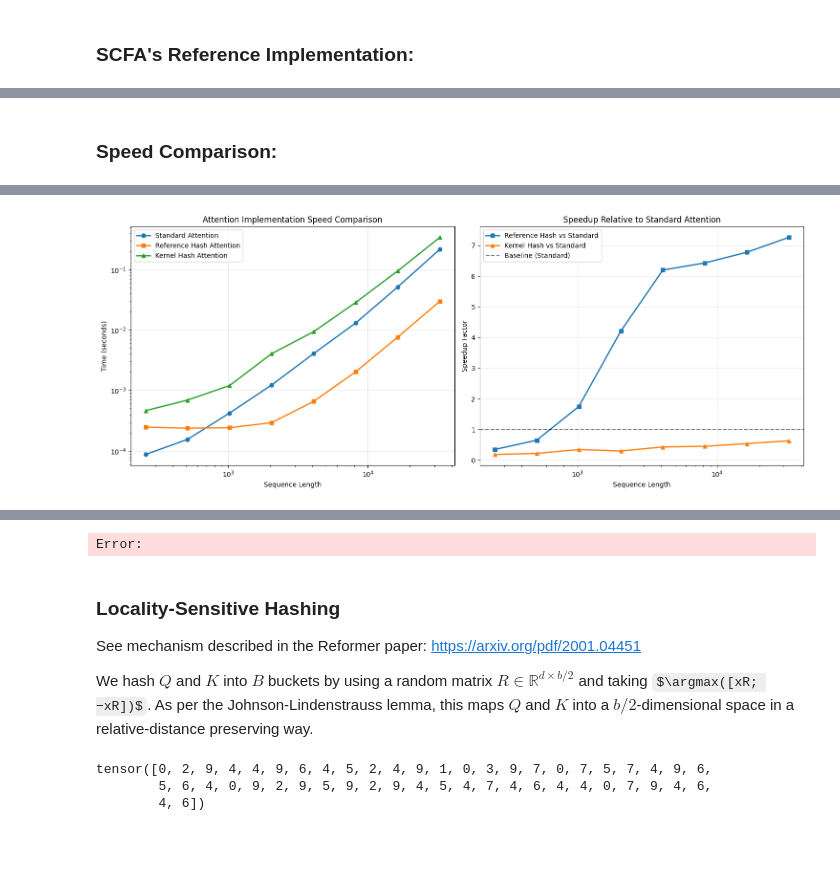
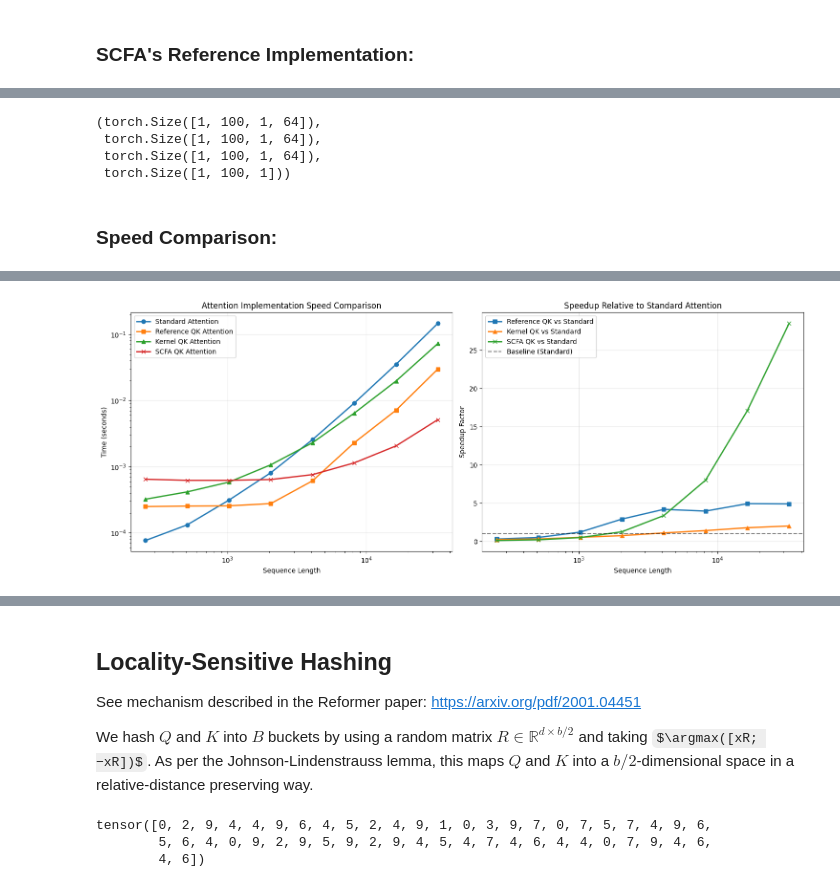
Before and after one commit to raayandhar/SCFA, a Jupyter notebook: benchmark/attention_benchmarks.ipynb, the cells around one changed output, grey strips where cells are left out. Saved outputs shown, nothing was run; the diff lists cells and outputs as text; code cells hidden in the pictures; some formulas as TeX source; blank space fills up the shorter version.

Commit message:
Add runtime timing experiments for the SCFA triton kernel.
Changes:
- See attention_benchmarks.ipynb. Added correctness check & updated runtime experiment w/triton timing.

```diff
--- a/benchmark/attention_benchmarks.ipynb
+++ b/benchmark/attention_benchmarks.ipynb
@@ -7,8 +7,8 @@ import os
 os.environ["TORCH_CUDA_ARCH_LIST"] = "8.6" # for our RTX 3090. Modify for your own GPU.
 os.environ["MAX_JOBS"] = "16" # use some of Bentham's many cores
 hash_attn_kernel = load(
-    name="hash_attn", sources=[os.path.normpath(os.path.join(os.getcwd(), "../source/splash_main.cpp")),
-                                  os.path.normpath(os.path.join(os.getcwd(), "../source/splash.cu"))],
+    name="hash_attn", sources=[os.path.normpath(os.path.join(os.getcwd(), "../source/splashattn/splash_main.cpp")),
+                                  os.path.normpath(os.path.join(os.getcwd(), "../source/splashattn/splash.cu"))],
                                   extra_cuda_cflags=["-O2"],
 )
 # %% [markdown]
@@ -182,3 +224,10 @@ Mean absolute error:  tensor(8.3384e-05, device='cuda:0')
+# %%
+scfa_q.shape, scfa_k.shape, scfa_v.shape, binary_mask.shape
+# %% [output]
+(torch.Size([1, 100, 1, 64]),
+ torch.Size([1, 100, 1, 64]),
+ torch.Size([1, 100, 1, 64]),
+ torch.Size([1, 100, 1]))
 # %% [markdown]
 ### Speed Comparison:
 # %%
@@ -186,13 +235,14 @@ import time
 import torch.nn.functional as F
 
 # Benchmark code courtesy of Claude 4.0
-def benchmark_attention_methods(seq_lens, d_model=128, num_heads=8, num_buckets=16, num_trials=10):
+def benchmark_attention_methods(seq_lens, d_model=64, num_heads=8, num_buckets=16, num_trials=10):
     """Benchmark different attention implementations across various sequence lengths."""
     results = {
         'seq_lens': [],
         'standard_attention': [],
-        'reference_hash_attention': [],
-        'kernel_hash_attention': []
+        'reference_qk_attention': [],
+        'kernel_qk_attention': [],
+        'scfa_qk_attention': []
     }
 
     for seq_len in seq_lens:
@@ -223,7 +273,7 @@ def benchmark_attention_methods(seq_lens, d_model=128, num_heads=8, num_buckets=
             torch.cuda.synchronize()
             times_standard.append(time.time() - start_time)
 
-        # Benchmark reference hash attention
+        # Benchmark reference qk attention
         times_reference = []
         for _ in range(num_trials):
             start_time = time.time()
@@ -231,7 +281,7 @@ def benchmark_attention_methods(seq_lens, d_model=128, num_heads=8, num_buckets=
             torch.cuda.synchronize()
             times_reference.append(time.time() - start_time)
 
-        # Benchmark kernel hash attention
+        # Benchmark kernel qk attention
         times_kernel = []
         for _ in range(num_trials):
             start_time = time.time()
@@ -239,16 +289,29 @@ def benchmark_attention_methods(seq_lens, d_model=128, num_heads=8, num_buckets=
             torch.cuda.synchronize()
             times_kernel.append(time.time() - start_time)
 
+        # Benchmark SCFA Triton qk attention
+        times_scfa = []
+        for _ in range(num_trials):
+            scfa_q, scfa_k, scfa_v, binary_mask = prep_scfa_input(q, k, v, indices_to_keep)
+            start_time = time.time()
+            _ = qk_sparse_attention(scfa_q, scfa_k, scfa_v,
+                                q_keep = binary_mask.clone(),
+                                k_keep = binary_mask.clone(),
+                                sm_scale = 1.0 / math.sqrt(D))
+            torch.cuda.synchronize()
+            times_scfa.append(time.time() - start_time)
+
         # Store results (average times)
         results['seq_lens'].append(seq_len)
         results['standard_attention'].append(sum(times_standard) / len(times_standard))
-        results['reference_hash_attention'].append(sum(times_reference) / len(times_reference))
-        results['kernel_hash_attention'].append(sum(times_kernel) / len(times_kernel))
+        results['reference_qk_attention'].append(sum(times_reference) / len(times_reference))
+        results['kernel_qk_attention'].append(sum(times_kernel) / len(times_kernel))
+        results['scfa_qk_attention'].append(sum(times_scfa) / len(times_scfa))
 
         print(f"  Standard: {results['standard_attention'][-1]:.4f}s")
-        print(f"  Reference Hash: {results['reference_hash_attention'][-1]:.4f}s")
-        print(f"  Kernel Hash: {results['kernel_hash_attention'][-1]:.4f}s")
-
+        print(f"  Reference QK: {results['reference_qk_attention'][-1]:.4f}s")
+        print(f"  Kernel QK: {results['kernel_qk_attention'][-1]:.4f}s")
+        print(f"  SCFA QK: {results['scfa_qk_attention'][-1]:.4f}s")
     return results
 
 # Run benchmark
@@ -260,8 +323,9 @@ fig, (ax1, ax2) = plt.subplots(1, 2, figsize=(15, 6))
 
 # Absolute times
 ax1.plot(benchmark_results['seq_lens'], benchmark_results['standard_attention'], 'o-', label='Standard Attention', linewidth=2)
-ax1.plot(benchmark_results['seq_lens'], benchmark_results['reference_hash_attention'], 's-', label='Reference Hash Attention', linewidth=2)
-ax1.plot(benchmark_results['seq_lens'], benchmark_results['kernel_hash_attention'], '^-', label='Kernel Hash Attention', linewidth=2)
+ax1.plot(benchmark_results['seq_lens'], benchmark_results['reference_qk_attention'], 's-', label='Reference QK Attention', linewidth=2)
+ax1.plot(benchmark_results['seq_lens'], benchmark_results['kernel_qk_attention'], '^-', label='Kernel QK Attention', linewidth=2)
+ax1.plot(benchmark_results['seq_lens'], benchmark_results['scfa_qk_attention'], 'x-', label='SCFA QK Attention', linewidth=2)
 ax1.set_xlabel('Sequence Length')
 ax1.set_ylabel('Time (seconds)')
 ax1.set_title('Attention Implementation Speed Comparison')
@@ -272,11 +336,13 @@ ax1.grid(True, alpha=0.3)
 
 # Speedup relative to standard attention
 standard_times = benchmark_results['standard_attention']
-reference_speedup = [std/ref for std, ref in zip(standard_times, benchmark_results['reference_hash_attention'])]
-kernel_speedup = [std/ker for std, ker in zip(standard_times, benchmark_results['kernel_hash_attention'])]
+reference_speedup = [std/ref for std, ref in zip(standard_times, benchmark_results['reference_qk_attention'])]
+kernel_speedup = [std/ker for std, ker in zip(standard_times, benchmark_results['kernel_qk_attention'])]
+scfa_speedup = [std/scfa for std, scfa in zip(standard_times, benchmark_results['scfa_qk_attention'])]
 
-ax2.plot(benchmark_results['seq_lens'], reference_speedup, 's-', label='Reference Hash vs Standard', linewidth=2)
-ax2.plot(benchmark_results['seq_lens'], kernel_speedup, '^-', label='Kernel Hash vs Standard', linewidth=2)
+ax2.plot(benchmark_results['seq_lens'], reference_speedup, 's-', label='Reference QK vs Standard', linewidth=2)
+ax2.plot(benchmark_results['seq_lens'], kernel_speedup, '^-', label='Kernel QK vs Standard', linewidth=2)
+ax2.plot(benchmark_results['seq_lens'], scfa_speedup, 'x-', label='SCFA QK vs Standard', linewidth=2)
 ax2.axhline(y=1, color='black', linestyle='--', alpha=0.5, label='Baseline (Standard)')
 ax2.set_xlabel('Sequence Length')
 ax2.set_ylabel('Speedup Factor')
@@ -291,15 +357,17 @@ plt.show()
 # Print summary table
 print("\nBenchmark Summary:")
 print("=" * 80)
-print(f"{'Seq Len':<10} {'Standard (s)':<15} {'Reference (s)':<15} {'Kernel (s)':<15} {'Ref Speedup':<12} {'Kernel Speedup':<15}")
+print(f"{'Seq Len':<10} {'Standard (s)':<15} {'Reference (s)':<15} {'Kernel (s)':<15} {'Ref Speedup':<12} {'Kernel Speedup':<15} {'SCFA (s)':<15} {'SCFA Speedup':<15}")
 print("-" * 80)
 for i, seq_len in enumerate(benchmark_results['seq_lens']):
     std_time = benchmark_results['standard_attention'][i]
-    ref_time = benchmark_results['reference_hash_attention'][i]
-    ker_time = benchmark_results['kernel_hash_attention'][i]
+    ref_time = benchmark_results['reference_qk_attention'][i]
+    ker_time = benchmark_results['kernel_qk_attention'][i]
+    scfa_time = benchmark_results['scfa_qk_attention'][i]
     ref_speedup = std_time / ref_time
     ker_speedup = std_time / ker_time
-    print(f"{seq_len:<10} {std_time:<15.4f} {ref_time:<15.4f} {ker_time:<15.4f} {ref_speedup:<12.2f}x {ker_speedup:<15.2f}x")
+    scfa_speedup = std_time / scfa_time
+    print(f"{seq_len:<10} {std_time:<15.4f} {ref_time:<15.4f} {ker_time:<15.4f} {ref_speedup:<12.2f}x {ker_speedup:<15.2f}x {scfa_time:<15.4f} {scfa_speedup:<15.2f}x")
 # %% [output]
 Benchmarking sequence length: 256
   Standard: 0.0001s
@@ -321,3 +389,3 @@ Benchmarking sequence length: 32768
-[figure, old version]
+[figure, new version]
 Benchmark Summary:
 ================================================================================
@@ -334,6 +402,5 @@ Seq Len    Standard (s)    Reference (s)   Kernel (s)      Ref Speedup  Kernel S
-Error:
 # %% [markdown]
-### Locality-Sensitive Hashing
+## Locality-Sensitive Hashing
 See mechanism described in the Reformer paper: https://arxiv.org/pdf/2001.04451
 
 We hash $Q$ and $K$ into $B$ buckets by using a random matrix $R \in \mathbb{R}^{d \times b/2}$ and taking $\argmax([xR; −xR])$. As per the Johnson-Lindenstrauss lemma, this maps $Q$ and $K$ into a $b/2$-dimensional space in a relative-distance preserving way.
```
Also changed, not shown: parts of 7 cells of this notebook, 1 other file.
